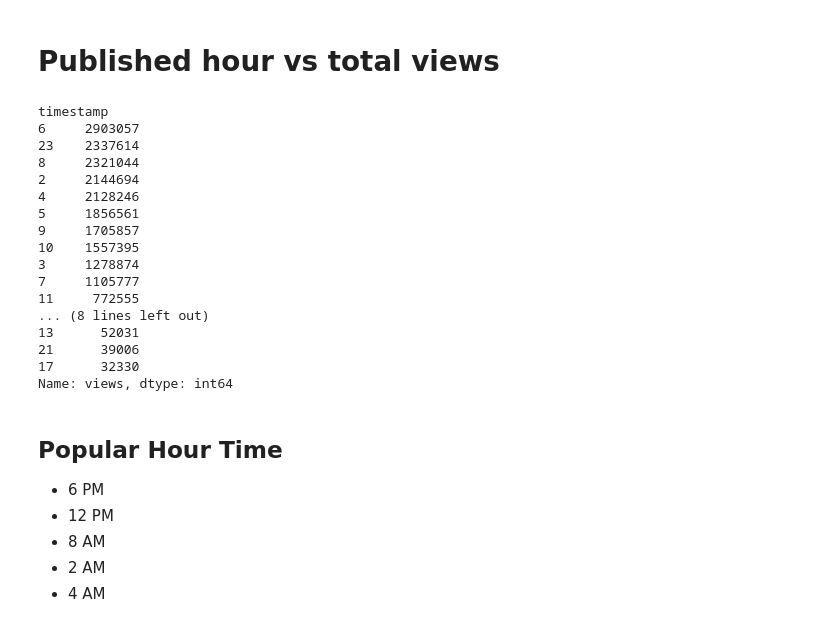
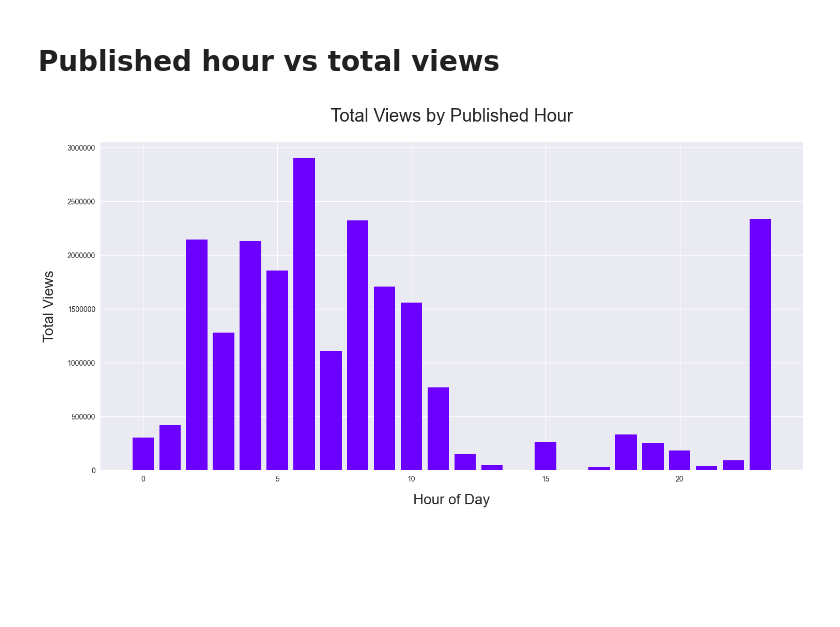
Before and after one commit to nfaltir/Youtube-Channel-Analysis, a Jupyter notebook: analysis.ipynb, the cells around one changed output. Drawn from its saved outputs; the diff is of its cells as text; code cells hidden in the pictures; blank space fills up the shorter version.

```diff
--- a/analysis.ipynb
+++ b/analysis.ipynb
@@ -337,33 +324,16 @@ df
 # %% [markdown]
 # Published hour vs total views
 # %%
-hour = df.groupby([df['timestamp'].dt.hour]).views.sum().sort_values(ascending=False)
+hour = df.groupby([df['timestamp'].dt.hour]).views.sum().sort_values(ascending=True)
 # %%
-hour
+
+plt.figure(figsize=(15,8), dpi=100)
+plt.ticklabel_format(style='plain')
+plt.title("Total Views by Published Hour", y=1.05, fontsize=25)
+plt.xlabel("Hour of Day",fontsize=20, labelpad=15)
+plt.ylabel("Total Views", labelpad=15, fontsize=20)
+plt.bar(hour.index, hour.values, color="#6C00FF")
+plt.tight_layout()
+plt.show()
 # %% [output]
-timestamp
-6     2903057
-23    2337614
-8     2321044
-2     2144694
-4     2128246
-5     1856561
-9     1705857
-10    1557395
-3     1278874
-7     1105777
-11     772555
-... (8 lines left out)
-13      52031
-21      39006
-17      32330
-Name: views, dtype: int64
+[figure, added]
-# %% [markdown]
-## Popular Hour Time
-
-
-- 6 PM
-- 12 PM
-- 8 AM
-- 2 AM
-- 4 AM
```
Also changed, not shown: parts of 3 cells of this notebook.
